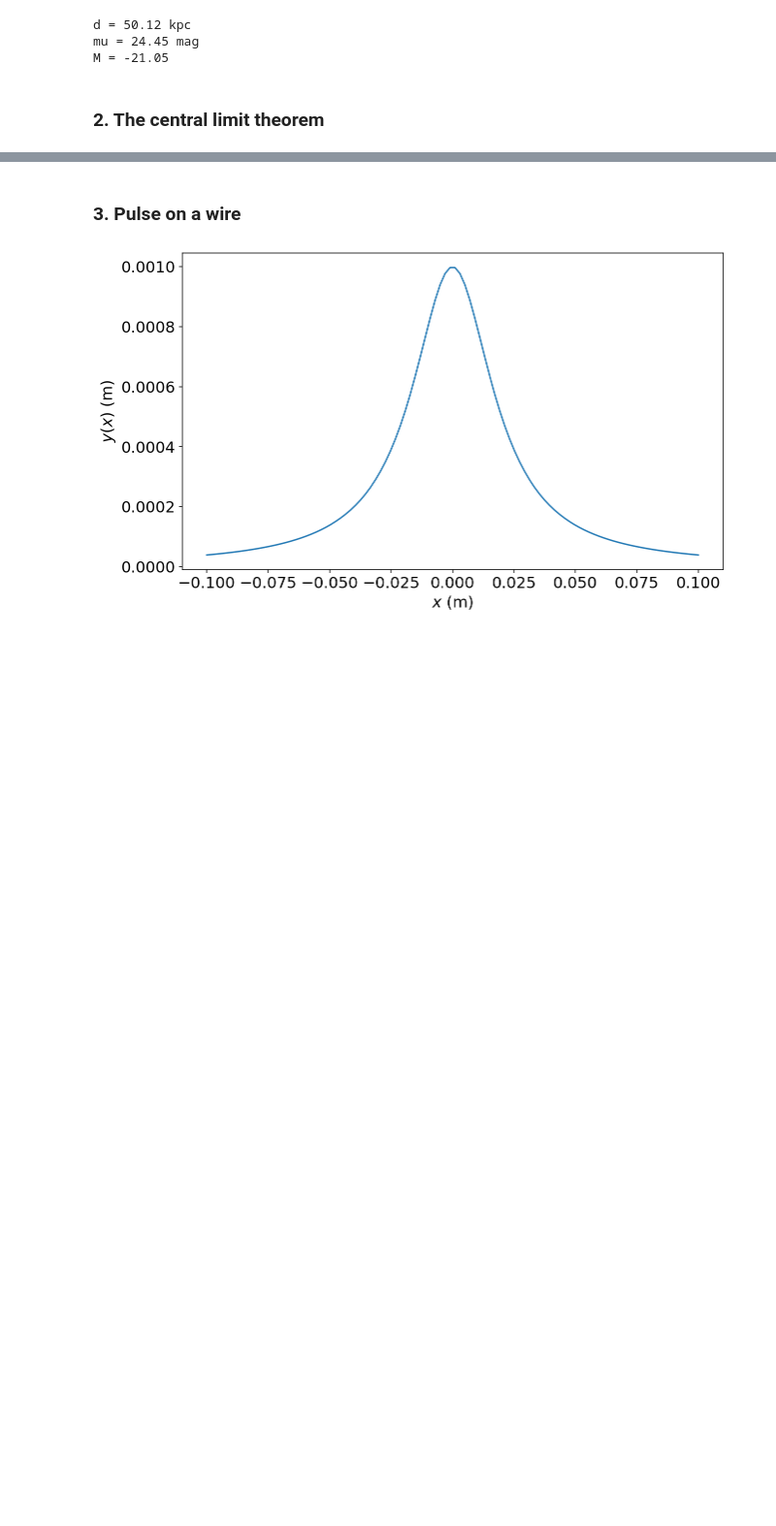
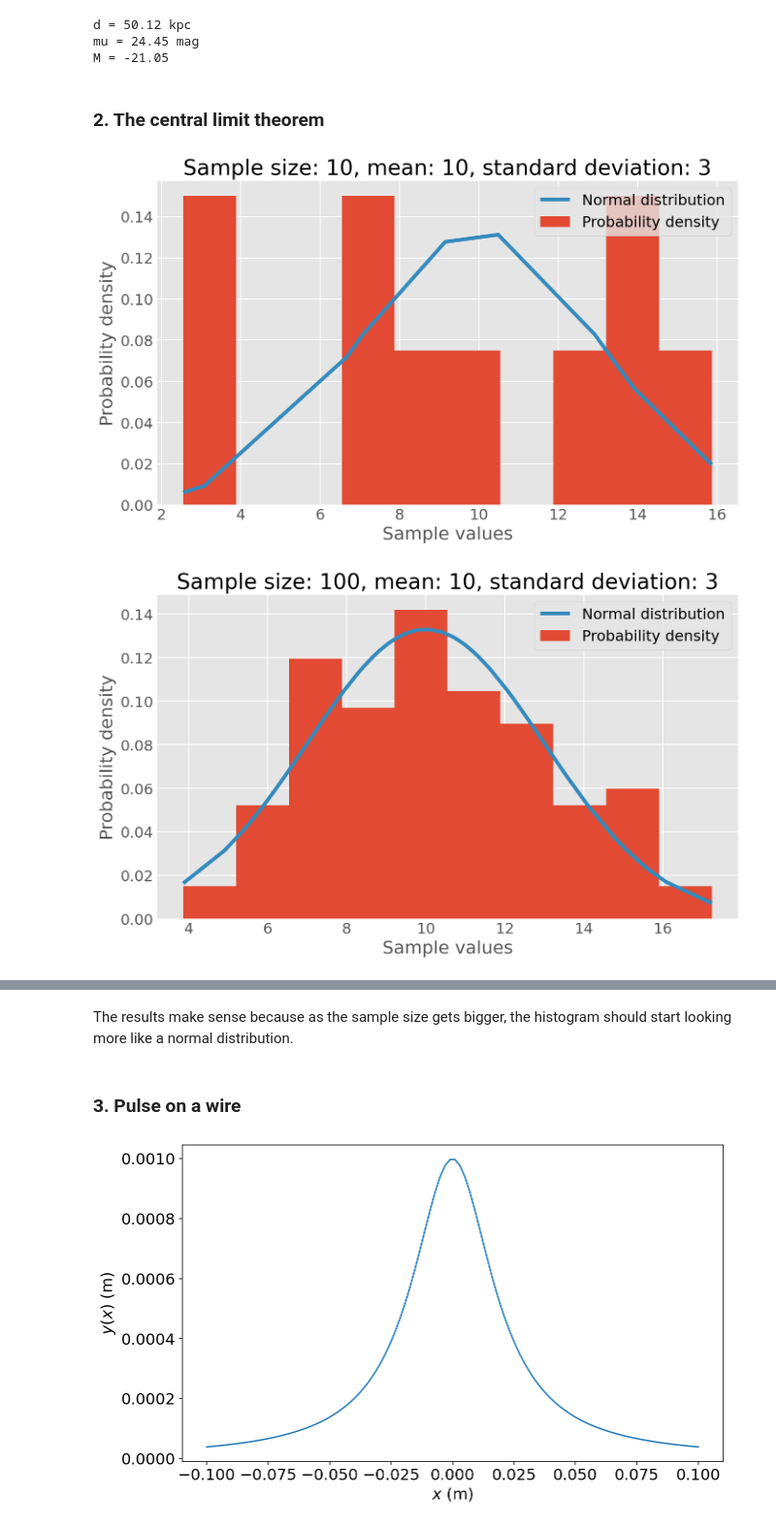
Before and after one commit to amavicpos/other-files, a Jupyter notebook: Scientific computing with Python/C4_notebook.ipynb, the cells around one changed output, grey strips where cells are left out. Shown at 97% size. Saved outputs shown, nothing was run; the diff lists cells and outputs as text; code cells hidden in the pictures; blank space fills up the shorter version.

```diff
--- a/Scientific computing with Python/C4_notebook.ipynb
+++ b/Scientific computing with Python/C4_notebook.ipynb
@@ -134,3 +134,33 @@ mu = 24.45 mag
 M = -21.05
 # %% [markdown]
 ### 2. The central limit theorem
+# %%
+def normal_distribution(mu, sigma, x):
+    return 1/(sigma*np.sqrt(2*np.pi))*np.exp(-0.5*((x-mu)/sigma)**2)
+
+mu = 10
+sigma = 3
+
+def normal_plot(n, mu, sigma):
+    x = np.random.normal(mu, sigma, n)
+    counts, bins = np.histogram(x)
+    plt.style.use('ggplot')
+    #%config InlineBackend.figure_format = 'retina'
+    #plt.rcParams.update({'font.size':16})
+    fig = plt.figure(figsize=(10,6))
+    ax = fig.add_subplot(1,1,1)
+    ax.hist(bins[:-1], bins, weights=counts, density=True, label='Probability density')
+    ax.plot(np.sort(x), normal_distribution(mu, sigma, np.sort(x)), label='Normal distribution')
+    ax.set_title('Sample size: {0}, mean: {1}, standard deviation: {2}'.format(n, mu, sigma))
+    ax.set_xlabel('Sample values')
+    ax.set_ylabel('Probability density')
+    handles, labels = ax.get_legend_handles_labels()
+    ax.legend(handles[::-1],labels[::-1],loc=0, numpoints=1)
+    plt.show()
+
+normal_plot(10, mu, sigma)
+normal_plot(100, mu, sigma)
+normal_plot(1000, mu, sigma)
+# %% [output]
+[figure, added]
+[figure, added]
@@ -137,3 +168,5 @@ M = -21.05
+# %% [markdown]
+The results make sense because as the sample size gets bigger, the histogram should start looking more like a normal distribution.
 # %% [markdown]
 ### 3. Pulse on a wire
 # %%
```
Also changed, not shown: parts of 1 cell of this notebook.
